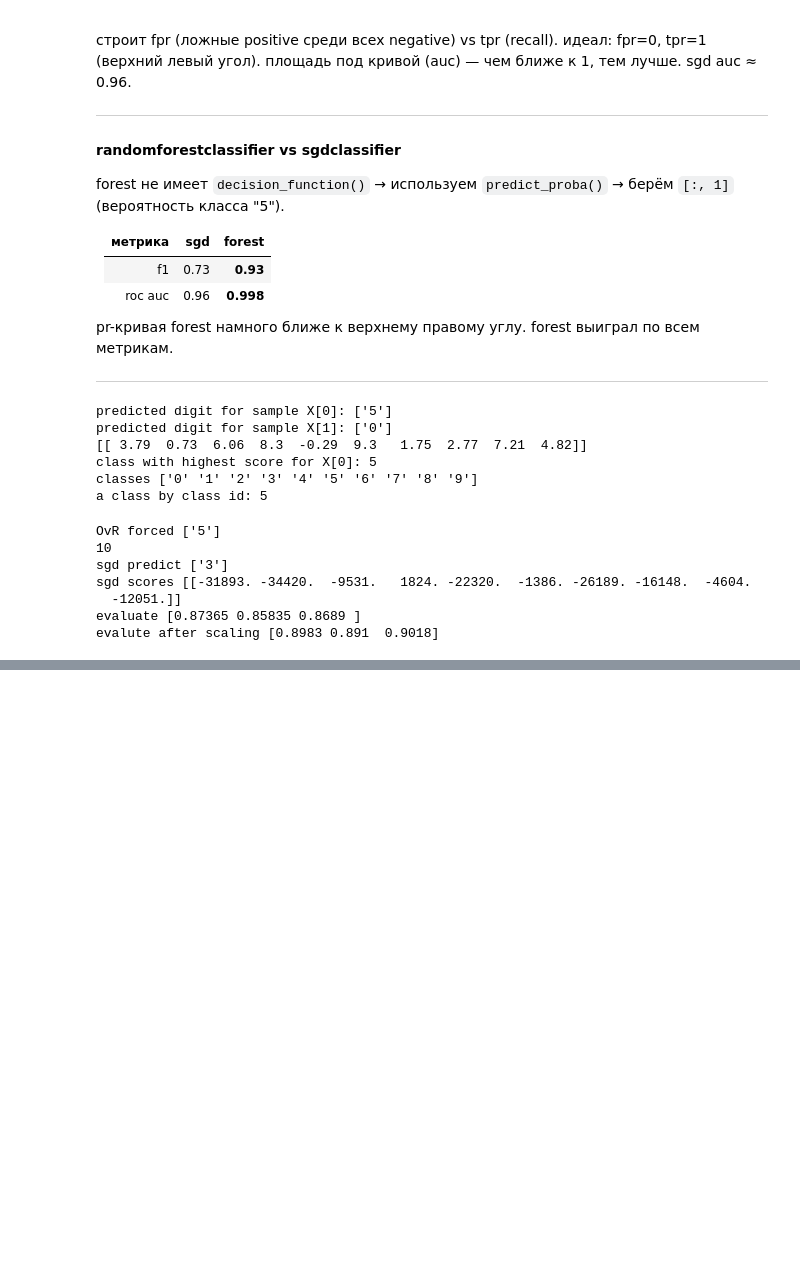
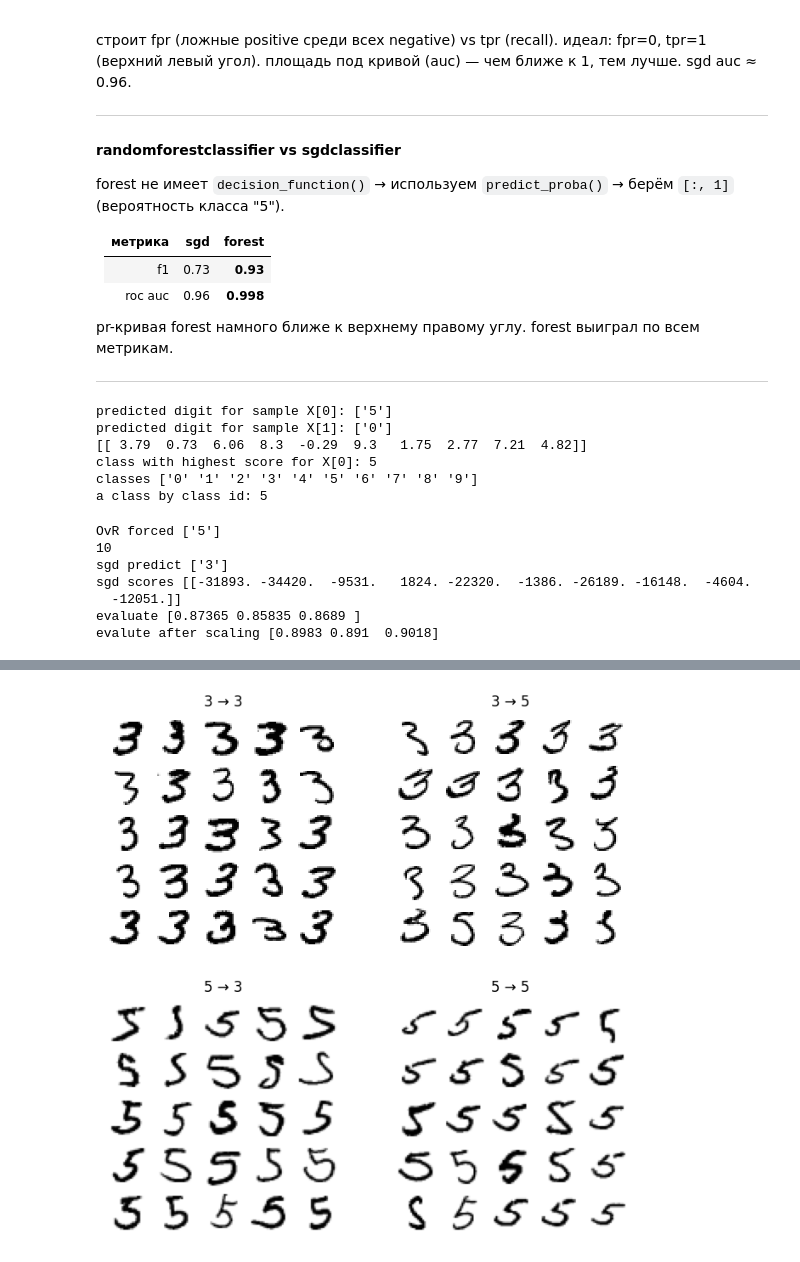
Before and after one commit to sieugene/handson-ml3, a Jupyter notebook: ch3/3_01.ipynb, the cells around one changed output, grey strips where cells are left out. Saved outputs shown, nothing was run; the diff lists cells and outputs as text; code cells hidden in the pictures; blank space fills up the shorter version.

```diff
--- a/ch3/3_01.ipynb
+++ b/ch3/3_01.ipynb
@@ -741,0 +858,55 @@ evalute after scaling [0.8983 0.891  0.9018]
+# %%
+# давайте построим примеры цифр 3 и 5 в стиле матрицы ошибок
+import matplotlib.pyplot as plt
+import numpy as np
+
+cl_a, cl_b = '3', '5'
+
+X_aa = X_train[(y_train == cl_a) & (y_train_pred == cl_a)]
+X_ab = X_train[(y_train == cl_a) & (y_train_pred == cl_b)]
+X_ba = X_train[(y_train == cl_b) & (y_train_pred == cl_a)]
+X_bb = X_train[(y_train == cl_b) & (y_train_pred == cl_b)]
+
+def plot_digits(instances, images_per_row=5):
+    size = 28
+
+    images = [img.reshape(size, size) for img in instances[:25]]
+
+    rows = []
+    for i in range(0, len(images), images_per_row):
+        row = np.concatenate(images[i:i+images_per_row], axis=1)
+        rows.append(row)
+
+    image = np.concatenate(rows, axis=0)
+
+    plt.imshow(image, cmap="binary")
+    plt.axis("off")
+
+plt.figure(figsize=(8,8))
+
+plt.subplot(221)
+plot_digits(X_aa)
+plt.title("3 → 3")
+
+plt.subplot(222)
+plot_digits(X_ab)
+plt.title("3 → 5")
+
+plt.subplot(223)
+plot_digits(X_ba)
+plt.title("5 → 3")
+
+plt.subplot(224)
+plot_digits(X_bb)
+plt.title("5 → 5")
+
+plt.show()
+
+
+# 3 и 5 сильно похожи, один из способов решить это
+# Должны быть уже данные центированные и не сильно повернуты
+# Если угол поворота сильный, придется предсказывать угол поворота
+# Поэтому было бы неплохо добавить слегка смещенные и повернутые версии
+# Такой метод называется аугментацией данных (data augmentation).
+# %% [output]
+[figure, added]
```
Also changed, not shown: parts of 1 cell of this notebook.
